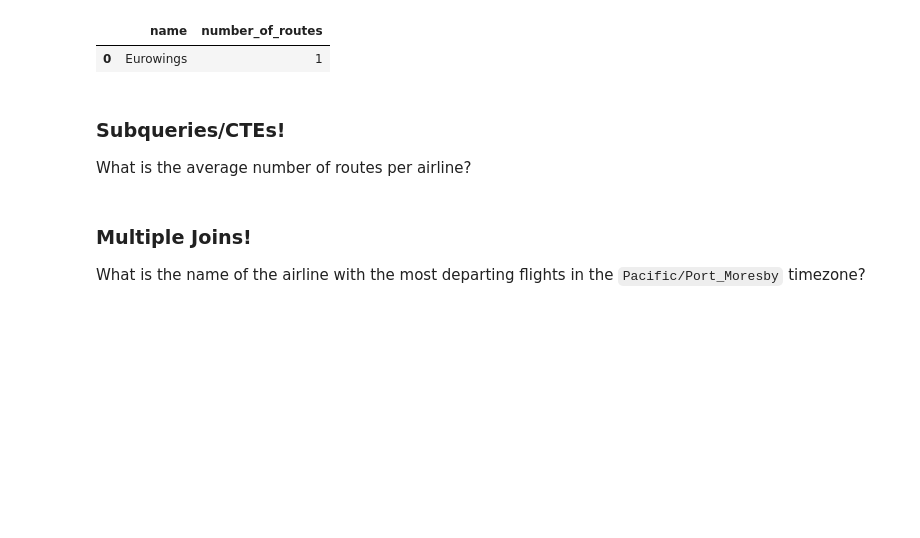
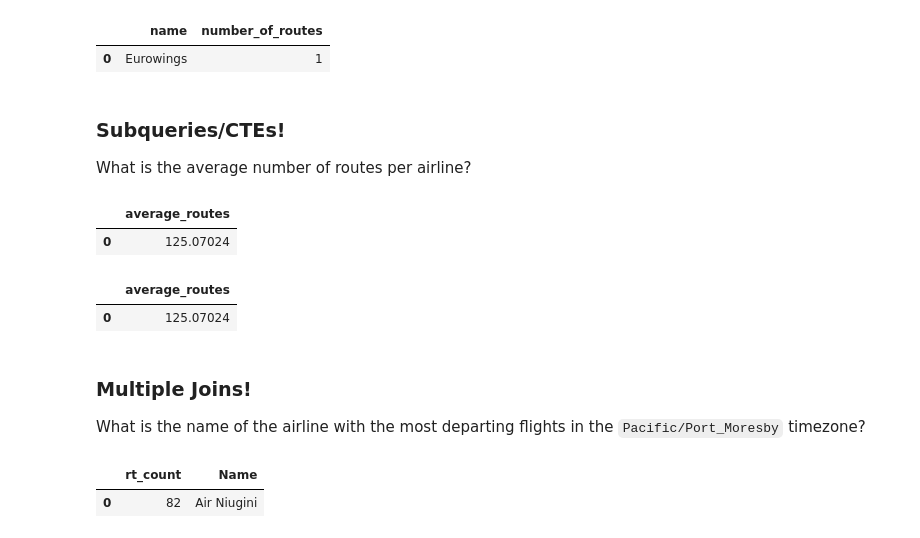
Before and after one commit to jskominsky/DS-Live-022122, a Jupyter notebook: Phase2/warmups/sql_warmup.ipynb, the cells around one changed output. Saved outputs shown, nothing was run; the diff lists cells and outputs as text; code cells hidden in the pictures; blank space fills up the shorter version.

```diff
--- a/Phase2/warmups/sql_warmup.ipynb
+++ b/Phase2/warmups/sql_warmup.ipynb
@@ -231,7 +243,64 @@ ORDER BY
 ### Subqueries/CTEs!
 
 What is the average number of routes per airline?
+# %%
+#The better way to do this
+
+pd.read_sql("""
+
+SELECT
+    AVG(number_of_routes) AS average_routes
+
+FROM (
+    SELECT
+        airline_id,
+        COUNT(routes.airline_id) AS number_of_routes
+    FROM
+        routes
+    GROUP BY
+        airline_id
+        )
+
+""", con)
+# %% [output]
+|  | average_routes |
+| 0 | 125.07024 |
+# %%
+pd.read_sql("""
+SELECT AVG(num_routes) AS average_routes
+FROM(
+    SELECT COUNT(*) as num_routes, airline_id
+    FROM routes
+    GROUP BY airline_id)
+;""", con)
+# %% [output]
+|  | average_routes |
+| 0 | 125.07024 |
 # %% [markdown]
 ### Multiple Joins!
 
 What is the name of the airline with the most departing flights in the `Pacific/Port_Moresby` timezone?
+# %%
+qry = """
+
+SELECT
+    COUNT(rt.airline_id) AS rt_count,
+    al.name as Name
+FROM
+    routes AS rt
+    INNER JOIN airports AS ap ON rt.source_id = ap.id
+    INNER JOIN airlines AS al on rt.airline_id = al.id
+WHERE
+    ap.timezone = 'Pacific/Port_Moresby'
+GROUP BY
+    rt.airline_id
+ORDER BY
+    rt_count DESC
+LIMIT 1
+
+"""
+
+pd.read_sql(qry, con)
+# %% [output]
+|  | rt_count | Name |
+| 0 | 82 | Air Niugini |
```
Also changed, not shown: parts of 1 cell of this notebook.
